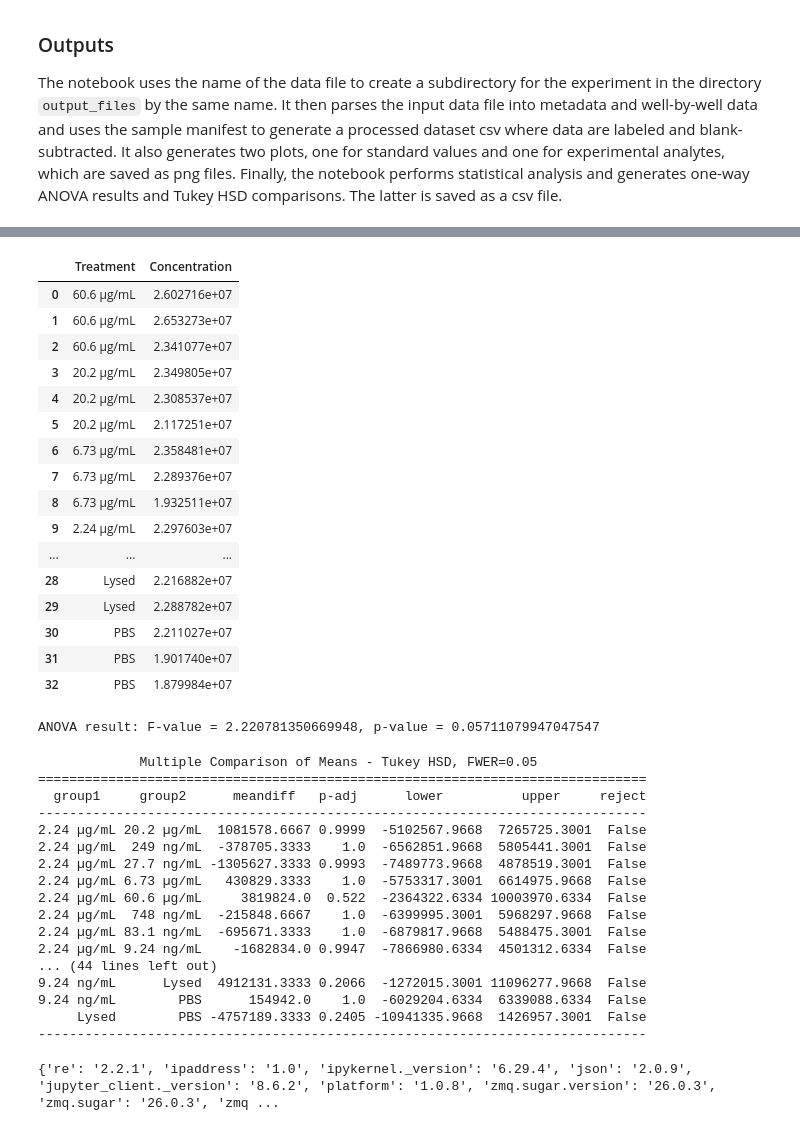
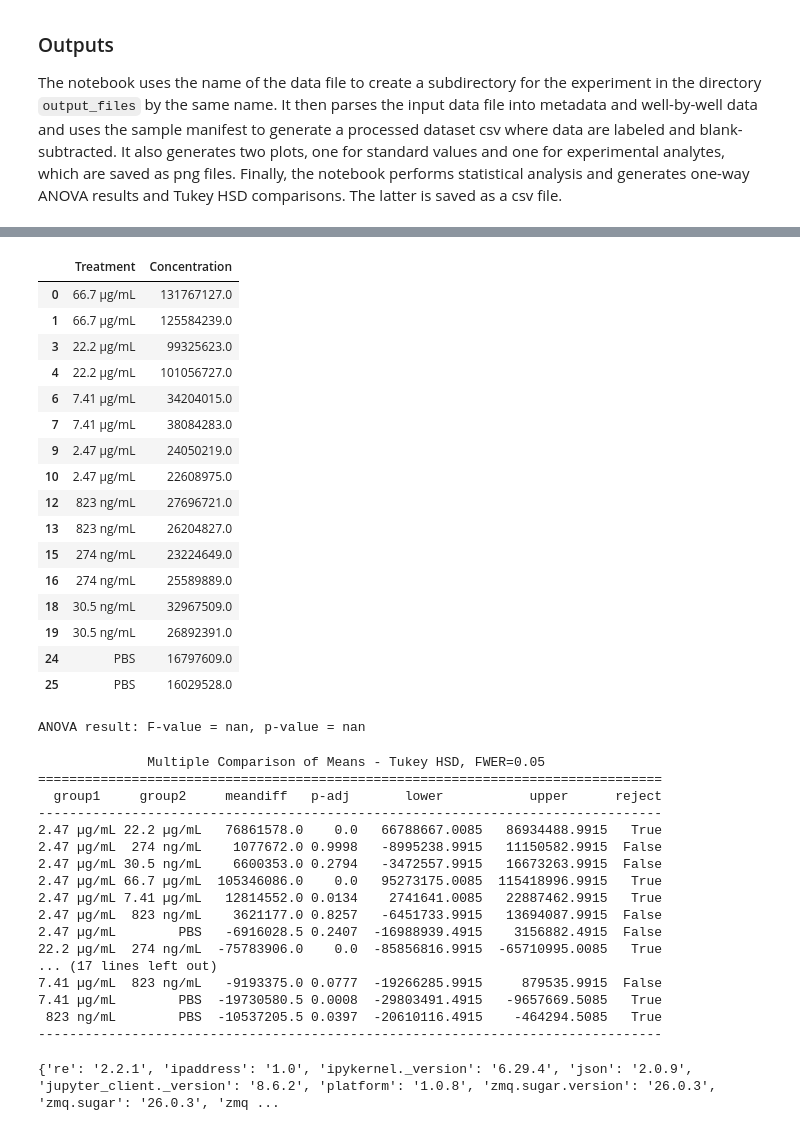
Before and after one commit to Arcadia-Science/2025-hex-assay-analysis, a Jupyter notebook: analysis_notebooks/hex_assay_analysis_main.ipynb, the cells around one changed output, grey strips where cells are left out. Cells and saved outputs as stored; diff of their text form; code cells hidden in the pictures.

```diff
--- a/analysis_notebooks/hex_assay_analysis_main.ipynb
+++ b/analysis_notebooks/hex_assay_analysis_main.ipynb
@@ -21,9 +21,9 @@ from statsmodels.stats.multicomp import pairwise_tukeyhsd
 # %%
 # Parameterization.
 
-data_filename = "../data_files/20250204_hex_assay.csv"  # enter raw data file name here.
+data_filename = "../data_files/20250205_2_hex_assay.csv"  # enter raw data file name here.
 manifest_filename = (
-    "../data_files/20250204_hex_manifest.csv"  # enter sample manifest file name here.
+    "../data_files/20250205_2_hex_manifest.csv"  # enter sample manifest file name here.
 )
 
 # The blank value should match the label of blank wells.
@@ -38,7 +38,7 @@ standard_vals = [
 ]
 
 # enter the name of the experiment as a string for plot labels.
-experiment_name = "20250204 48/80 Dose Response Assay in HMC1.2"
+experiment_name = "20250205 48/80 Dose Response Assay in RBL-2H3"
 # %%
 if os.path.exists(data_filename):
     data = pd.read_csv(data_filename)
@@ -267,31 +267,33 @@ plt.show()
 # %%
 # Data must be reshaped for statistical analysis.
 samples_melt = samples.melt(var_name="Treatment", value_name="Concentration")
+samples_melt = samples_melt.dropna(subset=['Concentration'])
+samples_melt = samples_melt[samples_melt.groupby('Treatment')['Treatment'].transform('count') > 1]
 samples_melt
 # %% [output]
 |  | Treatment | Concentration |
-| 0 | 60.6 µg/mL | 2.602716e+07 |
-| 1 | 60.6 µg/mL | 2.653273e+07 |
-| 2 | 60.6 µg/mL | 2.341077e+07 |
-| 3 | 20.2 µg/mL | 2.349805e+07 |
-| 4 | 20.2 µg/mL | 2.308537e+07 |
-| 5 | 20.2 µg/mL | 2.117251e+07 |
-| 6 | 6.73 µg/mL | 2.358481e+07 |
-| 7 | 6.73 µg/mL | 2.289376e+07 |
-| 8 | 6.73 µg/mL | 1.932511e+07 |
-| 9 | 2.24 µg/mL | 2.297603e+07 |
-| ... | ... | ... |
-| 28 | Lysed | 2.216882e+07 |
-| 29 | Lysed | 2.288782e+07 |
-| 30 | PBS | 2.211027e+07 |
-| 31 | PBS | 1.901740e+07 |
-| 32 | PBS | 1.879984e+07 |
+| 0 | 66.7 µg/mL | 131767127.0 |
+| 1 | 66.7 µg/mL | 125584239.0 |
+| 3 | 22.2 µg/mL | 99325623.0 |
+| 4 | 22.2 µg/mL | 101056727.0 |
+| 6 | 7.41 µg/mL | 34204015.0 |
+| 7 | 7.41 µg/mL | 38084283.0 |
+| 9 | 2.47 µg/mL | 24050219.0 |
+| 10 | 2.47 µg/mL | 22608975.0 |
+| 12 | 823 ng/mL | 27696721.0 |
+| 13 | 823 ng/mL | 26204827.0 |
+| 15 | 274 ng/mL | 23224649.0 |
+| 16 | 274 ng/mL | 25589889.0 |
+| 18 | 30.5 ng/mL | 32967509.0 |
+| 19 | 30.5 ng/mL | 26892391.0 |
+| 24 | PBS | 16797609.0 |
+| 25 | PBS | 16029528.0 |
 # %%
 # One-way ANOVA is the most appropriate statistical test for these data.
 anova_result = f_oneway(*(samples[col] for col in sample_columns))
 print(f"ANOVA result: F-value = {anova_result.statistic}, p-value = {anova_result.pvalue}")
 # %% [output]
-ANOVA result: F-value = 2.220781350669948, p-value = 0.05711079947047547
+ANOVA result: F-value = nan, p-value = nan
 # %%
 # Tukey's HSD test is the most appropriate statistical test for post-hoc analysis.
 tukey_result = pairwise_tukeyhsd(
@@ -304,23 +306,23 @@ tukey_df = pd.DataFrame(
 )
 tukey_df.to_csv(output_filename + "_tukey_hsd_results.csv", index=False)
 # %% [output]
-             Multiple Comparison of Means - Tukey HSD, FWER=0.05
-==============================================================================
-  group1     group2      meandiff   p-adj      lower          upper     reject
-------------------------------------------------------------------------------
-2.24 µg/mL 20.2 µg/mL  1081578.6667 0.9999  -5102567.9668  7265725.3001  False
-2.24 µg/mL  249 ng/mL  -378705.3333    1.0  -6562851.9668  5805441.3001  False
-2.24 µg/mL 27.7 ng/mL -1305627.3333 0.9993  -7489773.9668  4878519.3001  False
-2.24 µg/mL 6.73 µg/mL   430829.3333    1.0  -5753317.3001  6614975.9668  False
-2.24 µg/mL 60.6 µg/mL     3819824.0  0.522  -2364322.6334 10003970.6334  False
-2.24 µg/mL  748 ng/mL  -215848.6667    1.0  -6399995.3001  5968297.9668  False
-2.24 µg/mL 83.1 ng/mL  -695671.3333    1.0  -6879817.9668  5488475.3001  False
-2.24 µg/mL 9.24 ng/mL    -1682834.0 0.9947  -7866980.6334  4501312.6334  False
-... (44 lines left out)
-9.24 ng/mL      Lysed  4912131.3333 0.2066  -1272015.3001 11096277.9668  False
-9.24 ng/mL        PBS      154942.0    1.0  -6029204.6334  6339088.6334  False
-     Lysed        PBS -4757189.3333 0.2405 -10941335.9668  1426957.3001  False
-------------------------------------------------------------------------------
+              Multiple Comparison of Means - Tukey HSD, FWER=0.05
+================================================================================
+  group1     group2     meandiff   p-adj       lower           upper      reject
+--------------------------------------------------------------------------------
+2.47 µg/mL 22.2 µg/mL   76861578.0    0.0   66788667.0085   86934488.9915   True
+2.47 µg/mL  274 ng/mL    1077672.0 0.9998   -8995238.9915   11150582.9915  False
+2.47 µg/mL 30.5 ng/mL    6600353.0 0.2794   -3472557.9915   16673263.9915  False
+2.47 µg/mL 66.7 µg/mL  105346086.0    0.0   95273175.0085  115418996.9915   True
+2.47 µg/mL 7.41 µg/mL   12814552.0 0.0134    2741641.0085   22887462.9915   True
+2.47 µg/mL  823 ng/mL    3621177.0 0.8257   -6451733.9915   13694087.9915  False
+2.47 µg/mL        PBS   -6916028.5 0.2407  -16988939.4915    3156882.4915  False
+22.2 µg/mL  274 ng/mL  -75783906.0    0.0  -85856816.9915  -65710995.0085   True
+... (17 lines left out)
+7.41 µg/mL  823 ng/mL   -9193375.0 0.0777  -19266285.9915     879535.9915  False
+7.41 µg/mL        PBS  -19730580.5 0.0008  -29803491.4915   -9657669.5085   True
+ 823 ng/mL        PBS  -10537205.5 0.0397  -20610116.4915    -464294.5085   True
+--------------------------------------------------------------------------------
 # %%
 import sys
 
```
Also changed, not shown: parts of 9 cells of this notebook, 8 other files.
